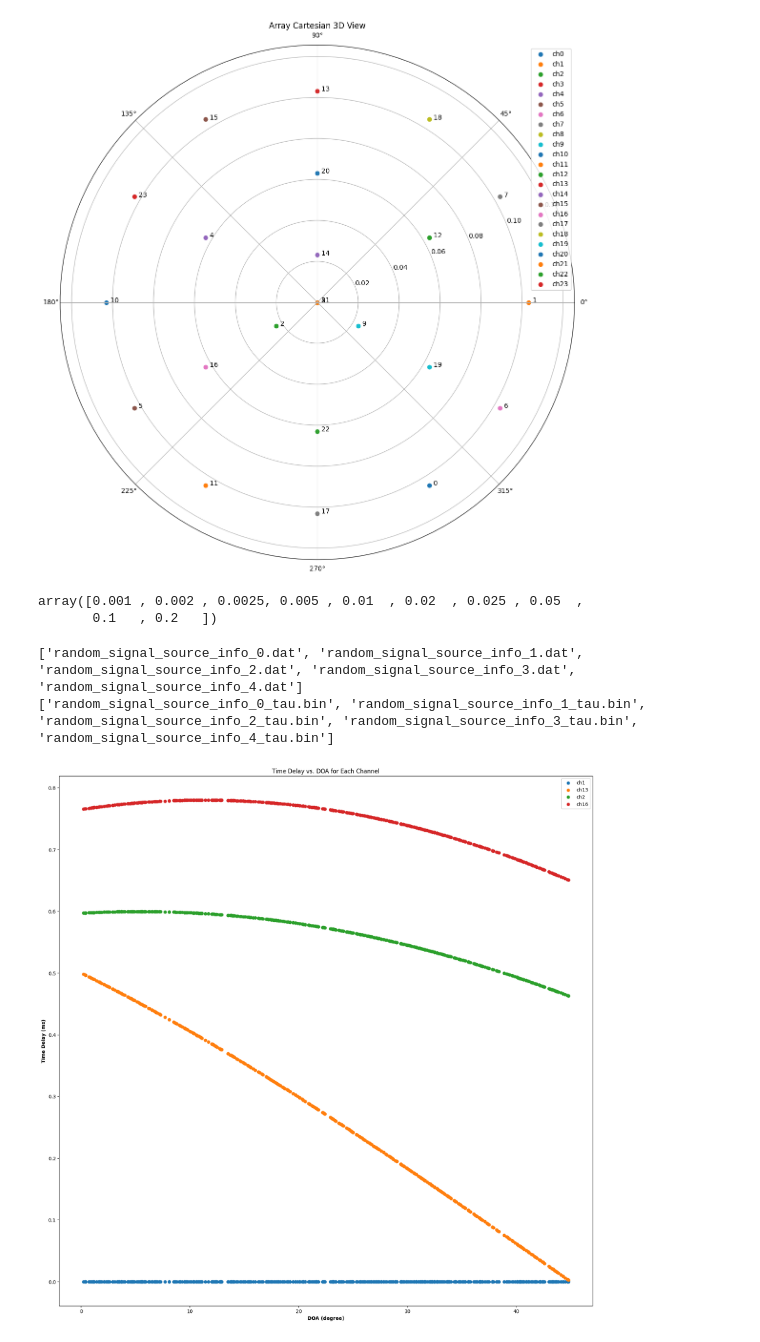
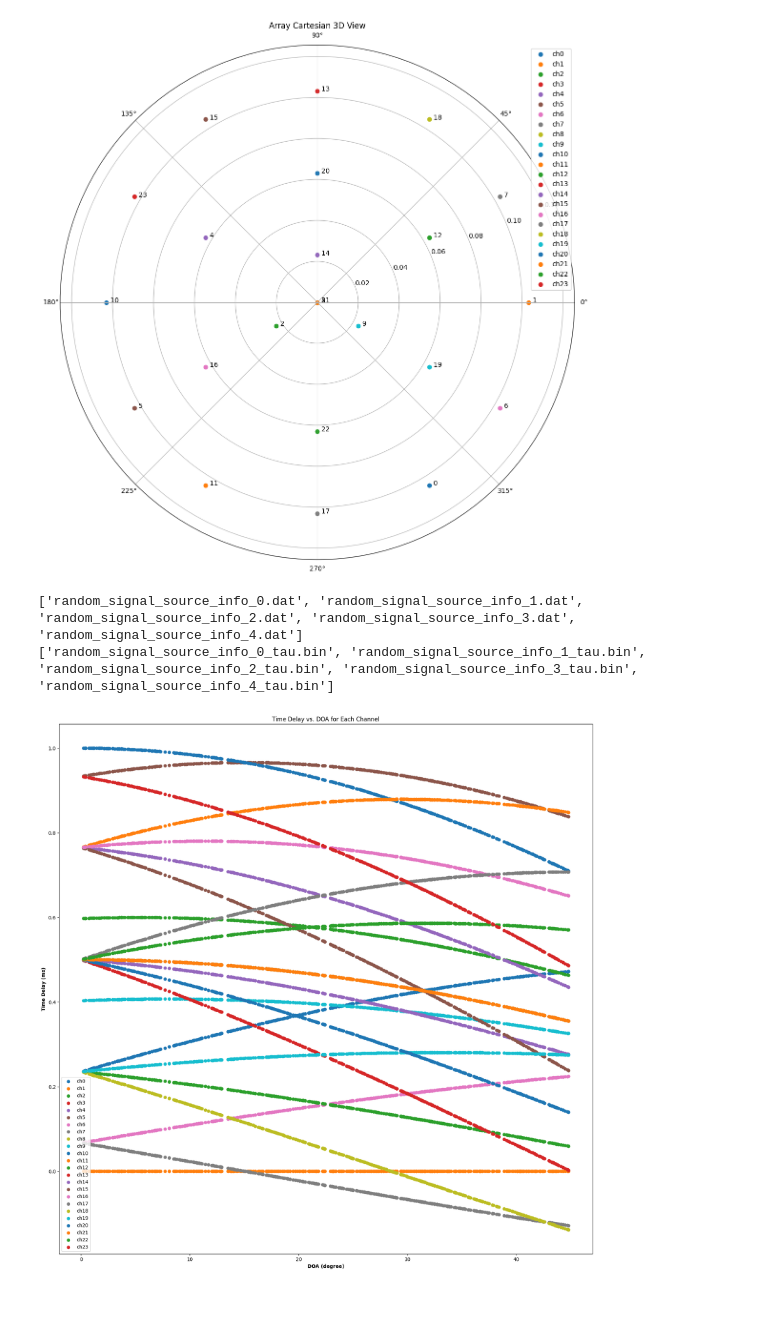
Before and after one commit to nhatvan2231/AA_DOA, a Jupyter notebook: src/python/building_model.ipynb, the cells around one changed output. Cells and saved outputs as stored; diff of their text form; code cells hidden in the pictures; blank space fills up the shorter version.

```diff
--- a/src/python/building_model.ipynb
+++ b/src/python/building_model.ipynb
@@ -38,10 +38,5 @@ class MyModel(tf.keras.Model):
 
     def call(self, inputs):
         return self.net(inputs)
-# %%
-np.empty([10])
-# %% [output]
-array([0.001 , 0.002 , 0.0025, 0.005 , 0.01  , 0.02  , 0.025 , 0.05  ,
-       0.1   , 0.2   ])
 # %%
 def genRandomAA(num_channels, list_length):
@@ -58,8 +53,7 @@ labels = data.get_angles()
 ['random_signal_source_info_0.dat', 'random_signal_source_info_1.dat', 'random_signal_source_info_2.dat', 'random_signal_source_info_3.dat', 'random_signal_source_info_4.dat']
 ['random_signal_source_info_0_tau.bin', 'random_signal_source_info_1_tau.bin', 'random_signal_source_info_2_tau.bin', 'random_signal_source_info_3_tau.bin', 'random_signal_source_info_4_tau.bin']
 # %%
-channel_id = [1,13,2,16]
-dataset = DataSetPacker(inputs, labels, channel_id)
+dataset = DataSetPacker(inputs, labels)
 dataset.plot()
 # %% [output]
-[figure, old version]
+[figure, new version]
```
Also changed, not shown: parts of 19 cells of this notebook.
